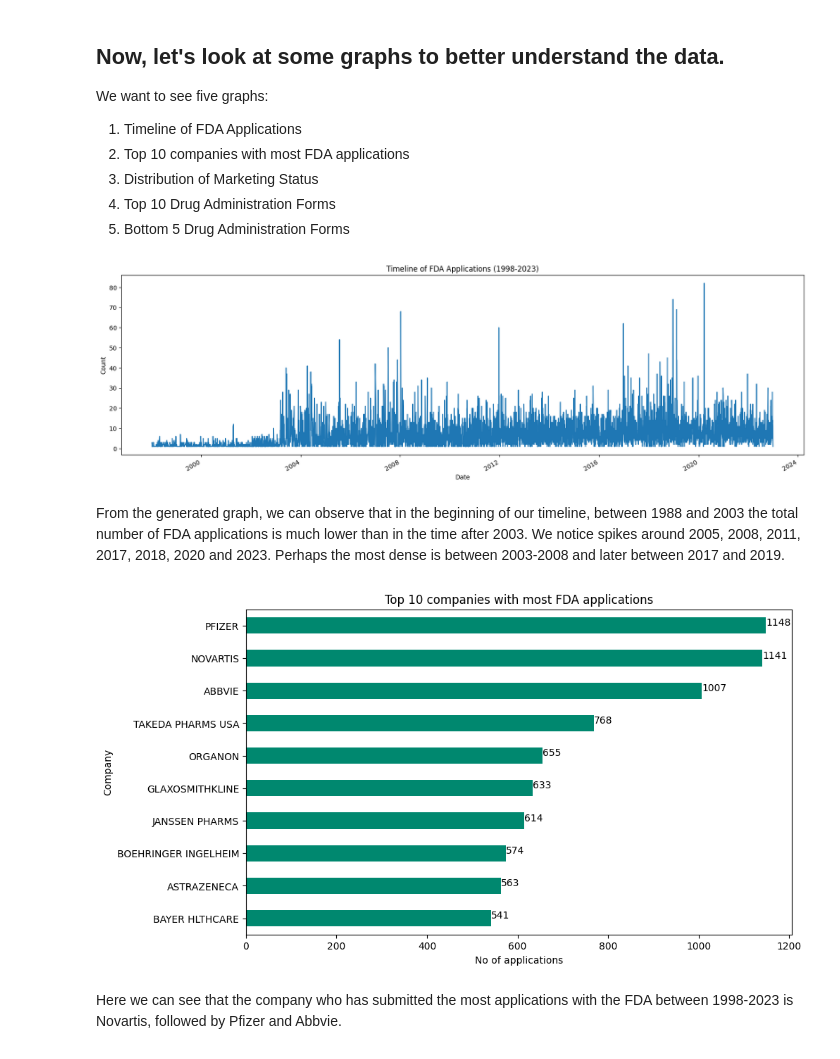
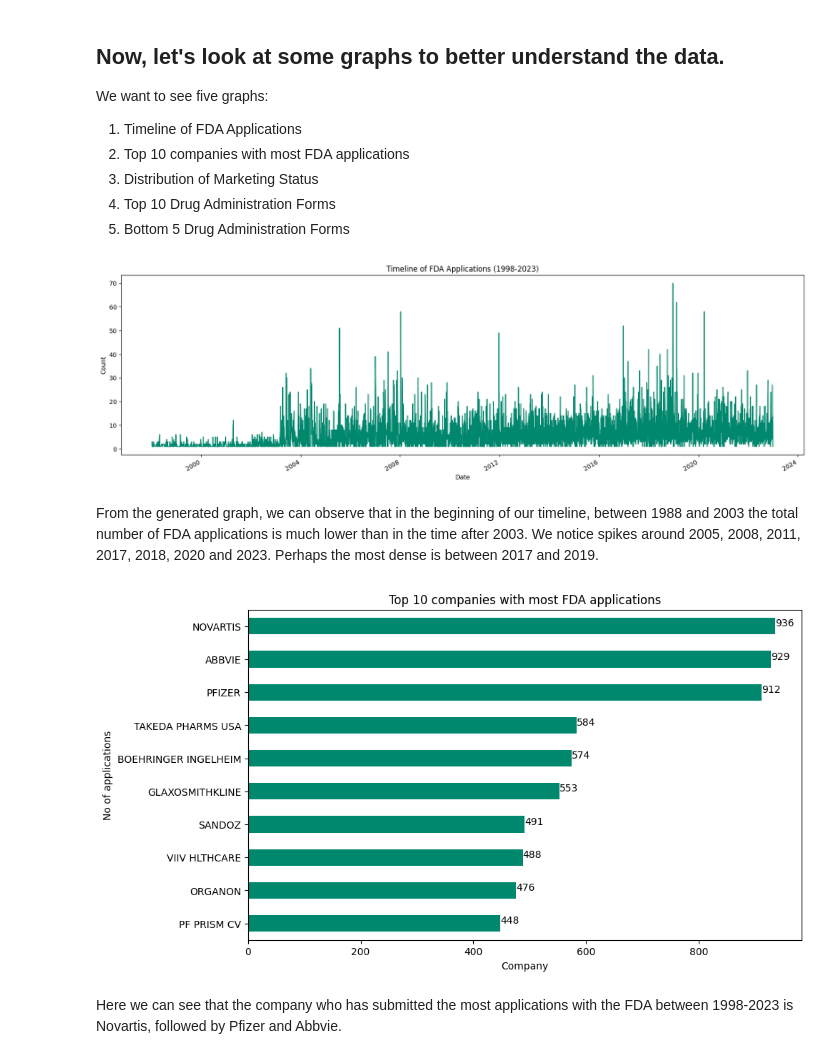
Before and after one commit to kilinandrea/FDA_Applications_1998-2023, a Jupyter notebook: FDA_applications_1998_2023.ipynb, the cells around one changed output. Cells and saved outputs as stored; diff of their text form; code cells hidden in the pictures.

```diff
--- a/FDA_applications_1998_2023.ipynb
+++ b/FDA_applications_1998_2023.ipynb
@@ -54,7 +55,7 @@ merged_df.head()
 # %% [markdown]
 ### Great, now that we have one table, let's start cleaning it up.
 # %%
-#remove unneeded columns
+#Remove unneeded columns
 columns_to_drop = ['ProductNo_x', 'Strength', 'ReferenceDrug', 'ReferenceStandard', 'ProductNo_y', 'ApplType', 'ApplPublicNotes',
                    'ApplicationDocsTypeID', 'SubmissionType', 'SubmissionNo', 'ApplicationDocsTitle', 'ApplicationDocsURL',
                    'MarketingStatusID']
@@ -62,14 +63,11 @@ columns_to_drop = ['ProductNo_x', 'Strength', 'ReferenceDrug', 'ReferenceStandar
 merged_df = merged_df.drop(columns=columns_to_drop)
 
 
-#fix datetime to date only
+#Fix datetime to date only
 merged_df['ApplicationDocsDate'] = pd.to_datetime(merged_df['ApplicationDocsDate'])
 merged_df['ApplicationDocsDate'] = merged_df['ApplicationDocsDate'].dt.strftime('%Y-%m-%d')
 
-#sort to see any duplicates
-merged_df = merged_df.sort_values(by='ApplicationDocsID')
-
-#drop any duplicates
+#Drop any duplicates
 merged_df = merged_df.drop_duplicates()
 # %%
 merged_df.head(15)
@@ -149,40 +147,40 @@ We want to see five graphs:
 # %%
 # Let's see the frequency of application throughout the years
 merged_df['ApplicationDocsDate'] = pd.to_datetime(merged_df['ApplicationDocsDate'])
 
 # Filter DataFrame for the desired timeline
-filtered_df = merged_df[(merged_df['ApplicationDocsDate'].dt.year >= 1998) & (merged_df['ApplicationDocsDate'].dt.year <= 2022)]
+filtered_df = merged_df[(merged_df['ApplicationDocsDate'].dt.year >= 1998) & (merged_df['ApplicationDocsDate'].dt.year < 2023)]
 
 # Plot the timeline
 plt.figure(figsize=(20, 6))
-filtered_df['ApplicationDocsDate'].value_counts().sort_index().plot(kind='line')
+filtered_df['ApplicationDocsDate'].value_counts().sort_index().plot(kind='line', color = '#00886F')
 plt.title('Timeline of FDA Applications (1998-2023)')
 plt.xlabel('Date')
 plt.ylabel('Count')
 plt.show()
 # %% [output]
-[figure, old version]
+[figure, new version]
 # %% [markdown]
-From the generated graph, we can observe that in the beginning of our timeline, between 1988 and 2003 the total number of FDA applications is much lower than in the time after 2003. We notice spikes around 2005, 2008, 2011, 2017, 2018, 2020 and 2023. Perhaps the most dense is between 2003-2008 and later between 2017 and 2019.
+From the generated graph, we can observe that in the beginning of our timeline, between 1988 and 2003 the total number of FDA applications is much lower than in the time after 2003. We notice spikes around 2005, 2008, 2011, 2017, 2018, 2020 and 2023. Perhaps the most dense is between 2017 and 2019.
 # %%
-# Which 10 companies have the most applications
+#Which 10 companies have the most applications
 company_counts = merged_df['SponsorName'].value_counts().head(10)
 
 # Plot the bar plot
-plt.figure(figsize=(10, 6))
+plt.figure(figsize=(10,6))
 bar_plot = company_counts.sort_values(ascending=True).plot(kind='barh', color='#00886F')
 plt.title('Top 10 companies with most FDA applications')
-plt.xlabel('No of applications')
-plt.ylabel('Company')
+plt.xlabel('Company')
+plt.ylabel('No of applications')
 
-# Add labels to the bars
-for index, value in enumerate(company_counts.sort_values(ascending=True)):
-    bar_plot.text(value, index, str(value))
+#Add labels to the bars
+for index, value in enumerate(company_counts.sort_values (ascending=True)):
+  bar_plot.text(value, index, str(value))
 
-# Show the plot
+#Show the plot
 plt.show()
 # %% [output]
-[figure, old version]
+[figure, new version]
 # %% [markdown]
 Here we can see that the company who has submitted the most applications with the FDA between 1998-2023 is Novartis, followed by Pfizer and Abbvie.
 # %%
```
Also changed, not shown: parts of 8 cells of this notebook.
